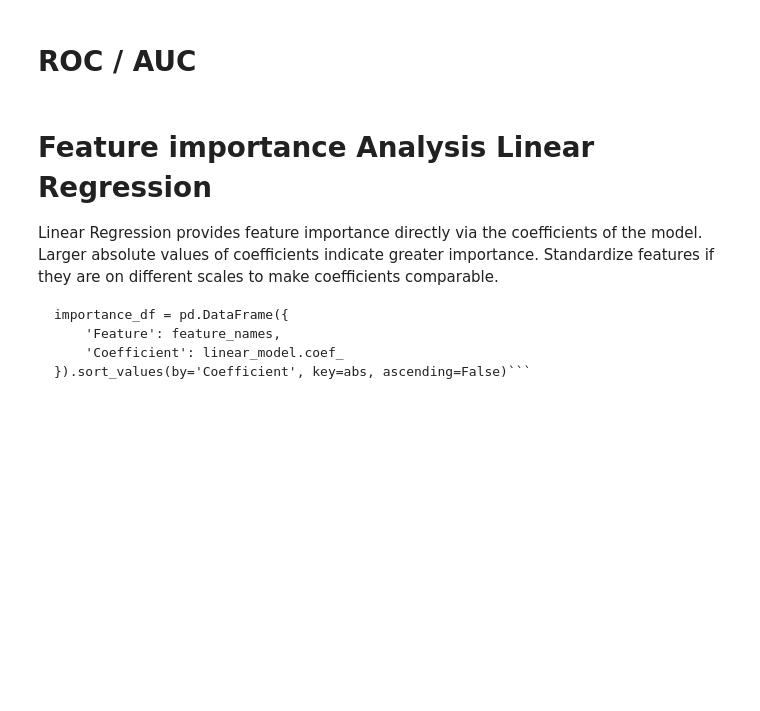
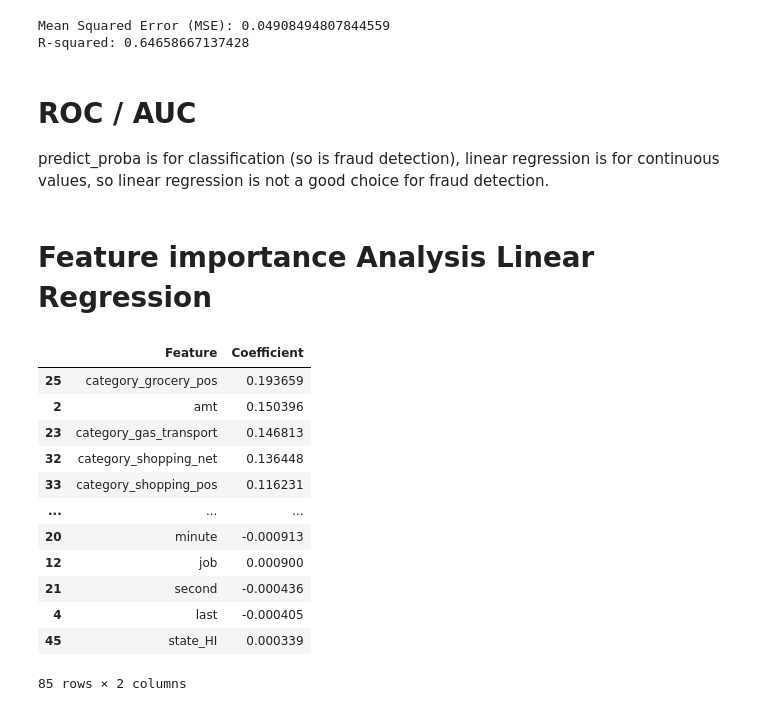
Before and after one commit to yliu160/CS4661_Project, a Jupyter notebook: Linear Regression.ipynb, the cells around one changed output. Cells and saved outputs as stored; diff of their text form; code cells hidden in the pictures; blank space fills up the shorter version.

````diff
--- a/Linear Regression.ipynb
+++ b/Linear Regression.ipynb
@@ -4,6 +4,22 @@ import sys # modules in sys.path directories's are all available for import
 sys.path.append('./DevelopedMethods')
 from preprocessing import * # import our pre-processed dataset + imports.py (np, pd, df, df_train, X_train_balanced etc.)
 # %%
-# your classifier here
+ccfd_linear_regression = linear_model.LinearRegression()
+ccfd_linear_regression.fit(X_train_balanced, y_train_balanced)
+
+# Make predictions on the test set
+predictions = ccfd_linear_regression.predict(X_test_balanced)
+
+# Evaluate the model
+mse = metrics.mean_squared_error(y_test_balanced, predictions)
+r_squared = metrics.r2_score(y_test_balanced, predictions)
+
+# Print the evaluation metrics
+print("Mean Squared Error (MSE):", mse)
+print("R-squared:", r_squared)
+# %% [output]
+Mean Squared Error (MSE): 0.04908494807844559
+R-squared: 0.64658667137428
 # %% [markdown]
 # ROC / AUC
+predict_proba is for classification (so is fraud detection), linear regression is for continuous values, so linear regression is not a good choice for fraud detection.
@@ -35,10 +26,19 @@ from preprocessing import * # import our pre-processed dataset + imports.py (np,
-# %% [markdown]
-# Feature importance Analysis Linear Regression
-Linear Regression provides feature importance directly via the coefficients of the model.
-Larger absolute values of coefficients indicate greater importance.
-Standardize features if they are on different scales to make coefficients comparable.
-```# Access coefficients
-importance_df = pd.DataFrame({
-    'Feature': feature_names,
-    'Coefficient': linear_model.coef_
-}).sort_values(by='Coefficient', key=abs, ascending=False)```
+# %% [markdown]
+# Feature importance Analysis Linear Regression
+# %%
+importance = pd.DataFrame({'Feature': X_test_balanced.columns, 'Coefficient': ccfd_linear_regression.coef_}).sort_values(by='Coefficient', key=abs, ascending=False)  # sort by coefficient
+importance
+# %% [output]
+|  | Feature | Coefficient |
+| 25 | category_grocery_pos | 0.193659 |
+| 2 | amt | 0.150396 |
+| 23 | category_gas_transport | 0.146813 |
+| 32 | category_shopping_net | 0.136448 |
+| 33 | category_shopping_pos | 0.116231 |
+| ... | ... | ... |
+| 20 | minute | -0.000913 |
+| 12 | job | 0.000900 |
+| 21 | second | -0.000436 |
+| 4 | last | -0.000405 |
+| 45 | state_HI | 0.000339 |
+85 rows × 2 columns
````
Also changed, not shown: parts of 2 cells of this notebook, 5 other files.
